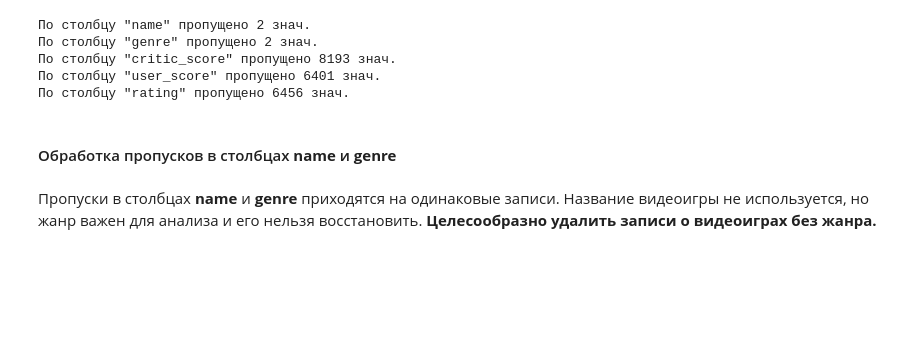
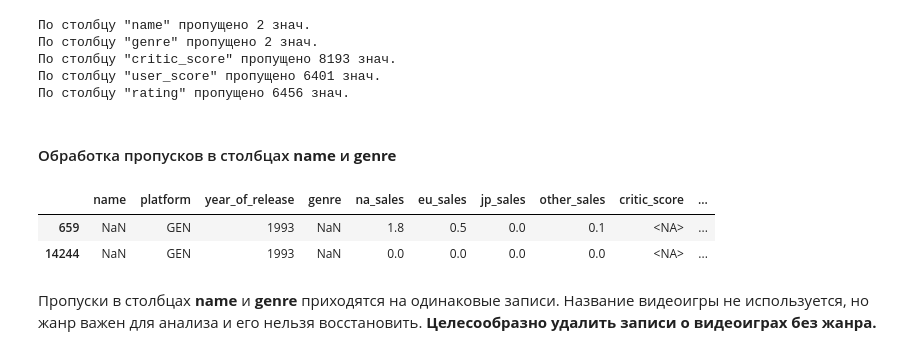
Before and after one commit to maksim-a-baranov/yandex_praktikum_data_analyst, a Jupyter notebook: 04_games_sales/04_games_sales.ipynb, the cells around one changed output. Saved outputs shown, nothing was run; the diff lists cells and outputs as text; code cells hidden in the pictures; blank space fills up the shorter version.

```diff
--- a/04_games_sales/04_games_sales.ipynb
+++ b/04_games_sales/04_games_sales.ipynb
@@ -180,7 +180,11 @@ for i in df.loc[:, df.isnull().any()].columns:
 # %% [markdown]
 #### Обработка пропусков в столбцах __name__ и __genre__
 # %%
-df.query('name.isnull() or genre.isnull()')
+df[(df.name.isnull()) | (df.genre.isnull())]
+# %% [output]
+|  | name | platform | year_of_release | genre | na_sales | eu_sales | jp_sales | other_sales | critic_score | ... |
+| 659 | NaN | GEN | 1993 | NaN | 1.8 | 0.5 | 0.0 | 0.1 | <NA> | ... |
+| 14244 | NaN | GEN | 1993 | NaN | 0.0 | 0.0 | 0.0 | 0.0 | <NA> | ... |
 # %% [markdown]
 Пропуски в столбцах __name__ и __genre__ приходятся на одинаковые записи. Название видеоигры не используется, но жанр важен для анализа и его нельзя восстановить. __Целесообразно удалить записи о видеоиграх без жанра.__
 # %%
```
Also changed, not shown: parts of 21 cells of this notebook, 1 other file.
